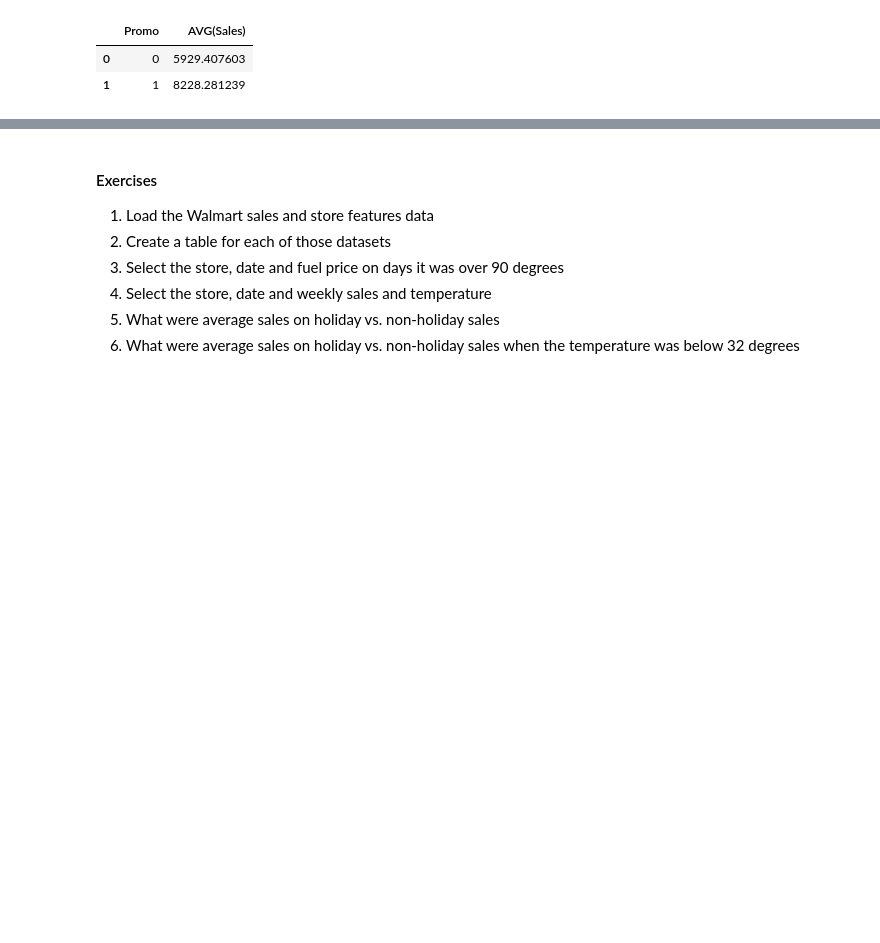
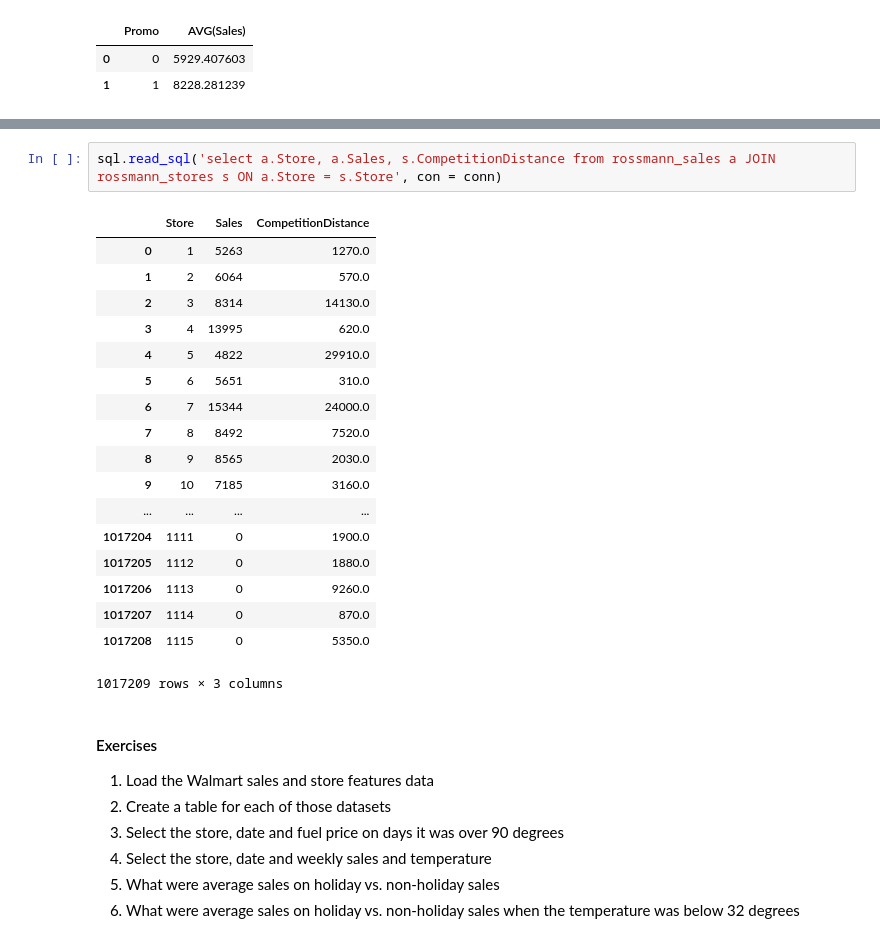
Before and after one commit to leahgaeta/Leah-Gaeta-GA-Data-Science, a Jupyter notebook: lessons/lesson-17/code/starter-code/starter-code-17.ipynb, the cells around one changed output, grey strips where cells are left out. Saved outputs shown, nothing was run; the diff lists cells and outputs as text; blank space fills up the shorter version.

```diff
--- a/lessons/lesson-17/code/starter-code/starter-code-17.ipynb
+++ b/lessons/lesson-17/code/starter-code/starter-code-17.ipynb
@@ -112,3 +154,24 @@ sql.read_sql('select Promo, AVG(Sales) from rossmann_sales WHERE Open = 1 GROUP
+# %%
+sql.read_sql('select a.Store, a.Sales, s.CompetitionDistance from rossmann_sales a JOIN rossmann_stores s ON a.Store = s.Store', con = conn)
+# %% [output]
+|  | Store | Sales | CompetitionDistance |
+| 0 | 1 | 5263 | 1270.0 |
+| 1 | 2 | 6064 | 570.0 |
+| 2 | 3 | 8314 | 14130.0 |
+| 3 | 4 | 13995 | 620.0 |
+| 4 | 5 | 4822 | 29910.0 |
+| 5 | 6 | 5651 | 310.0 |
+| 6 | 7 | 15344 | 24000.0 |
+| 7 | 8 | 8492 | 7520.0 |
+| 8 | 9 | 8565 | 2030.0 |
+| 9 | 10 | 7185 | 3160.0 |
+| ... | ... | ... | ... |
+| 1017204 | 1111 | 0 | 1900.0 |
+| 1017205 | 1112 | 0 | 1880.0 |
+| 1017206 | 1113 | 0 | 9260.0 |
+| 1017207 | 1114 | 0 | 870.0 |
+| 1017208 | 1115 | 0 | 5350.0 |
+1017209 rows × 3 columns
 # %% [markdown]
 #### Exercises
 
```
Also changed, not shown: parts of 14 cells of this notebook, 3 other files.
